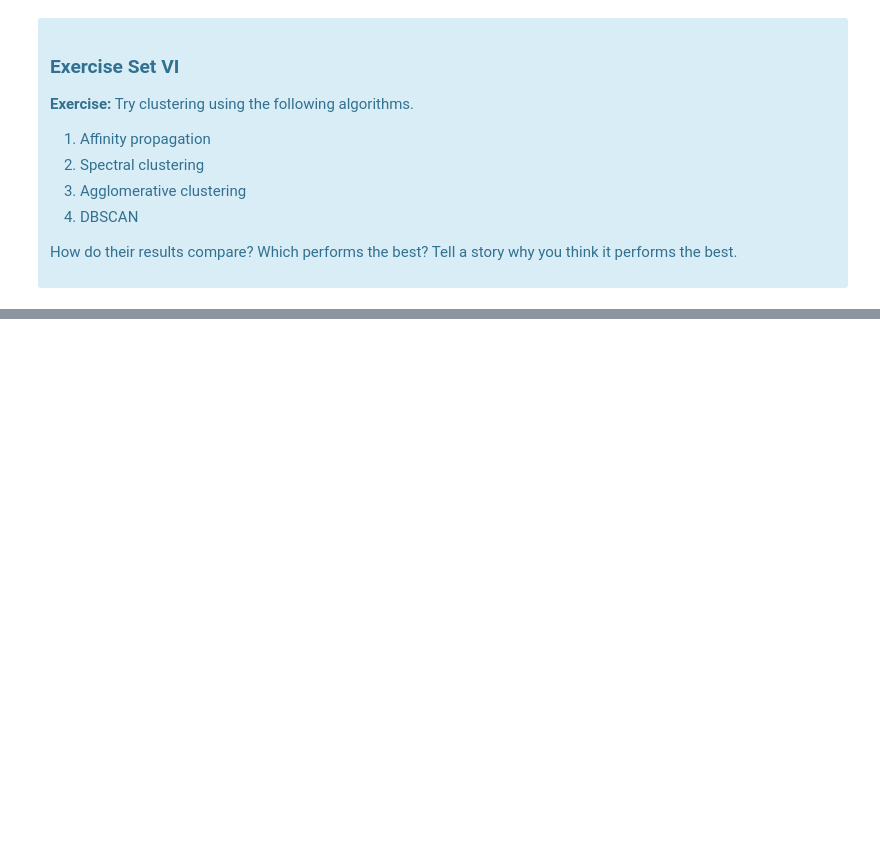
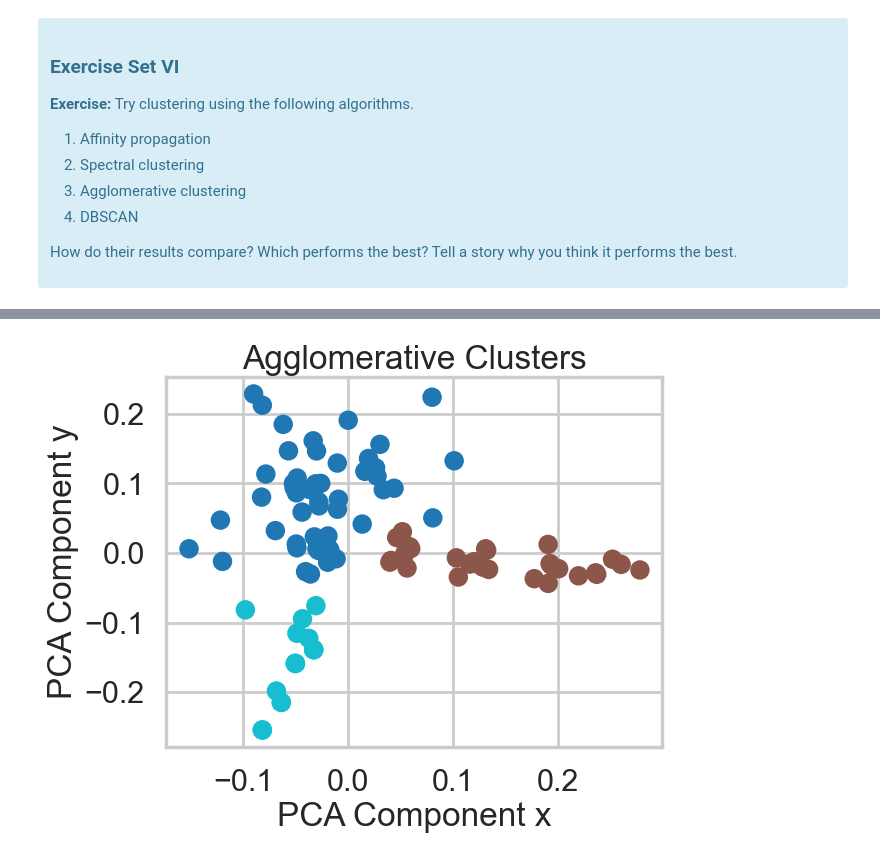
Before and after one commit to MsEM11/Clustering-Case-Study, a Jupyter notebook: Clustering Case Study - Customer Segmentation with K-Means - Tier 3.ipynb, the cells around one changed output, grey strips where cells are left out. Saved outputs shown, nothing was run; the diff lists cells and outputs as text; code cells hidden in the pictures; blank space fills up the shorter version.

```diff
--- a/Clustering Case Study - Customer Segmentation with K-Means - Tier 3.ipynb
+++ b/Clustering Case Study - Customer Segmentation with K-Means - Tier 3.ipynb
@@ -540,0 +558,6 @@ affin.fit()
+# %%
+from sklearn.cluster import AgglomerativeClustering
+agg = AgglomerativeClustering(n_clusters=3)
+create_graph(agg,'Agglomerative')
+# %% [output]
+[figure, added]
```
Also changed, not shown: parts of 7 cells of this notebook.
